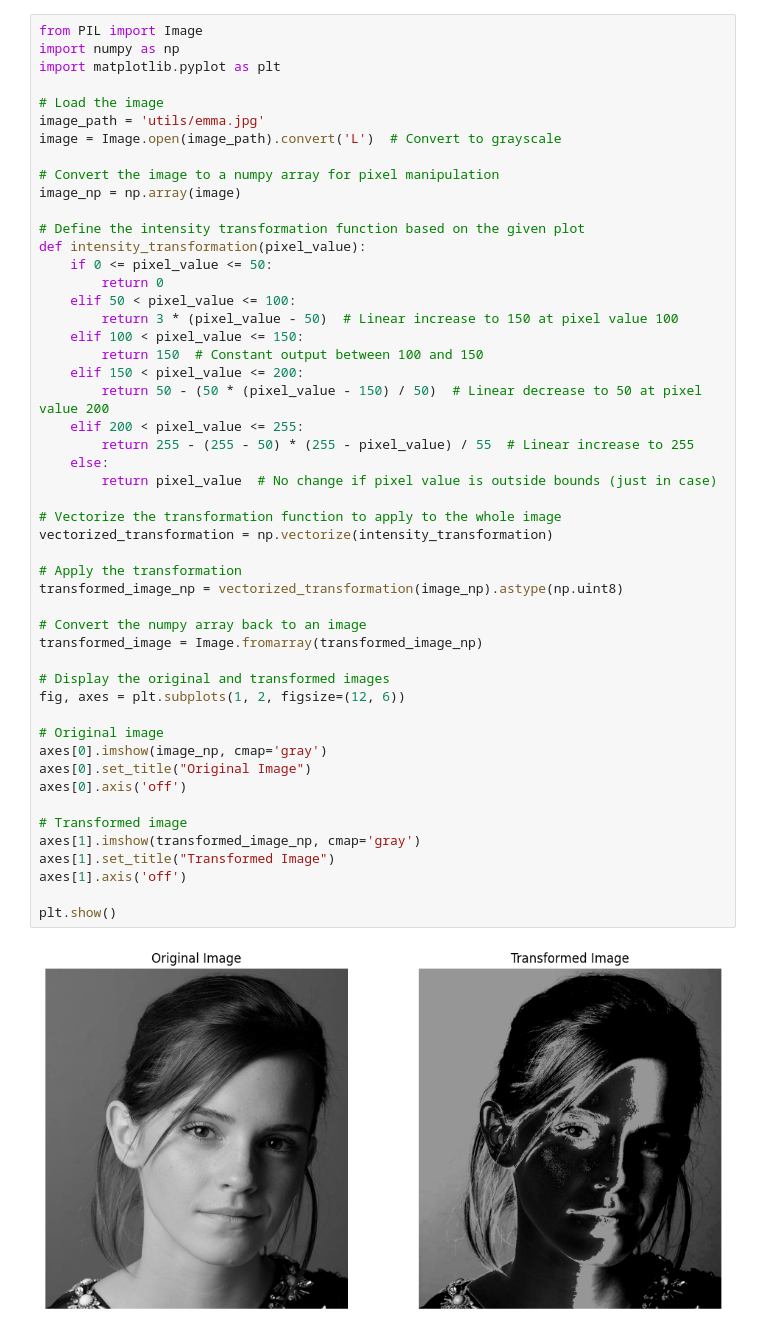
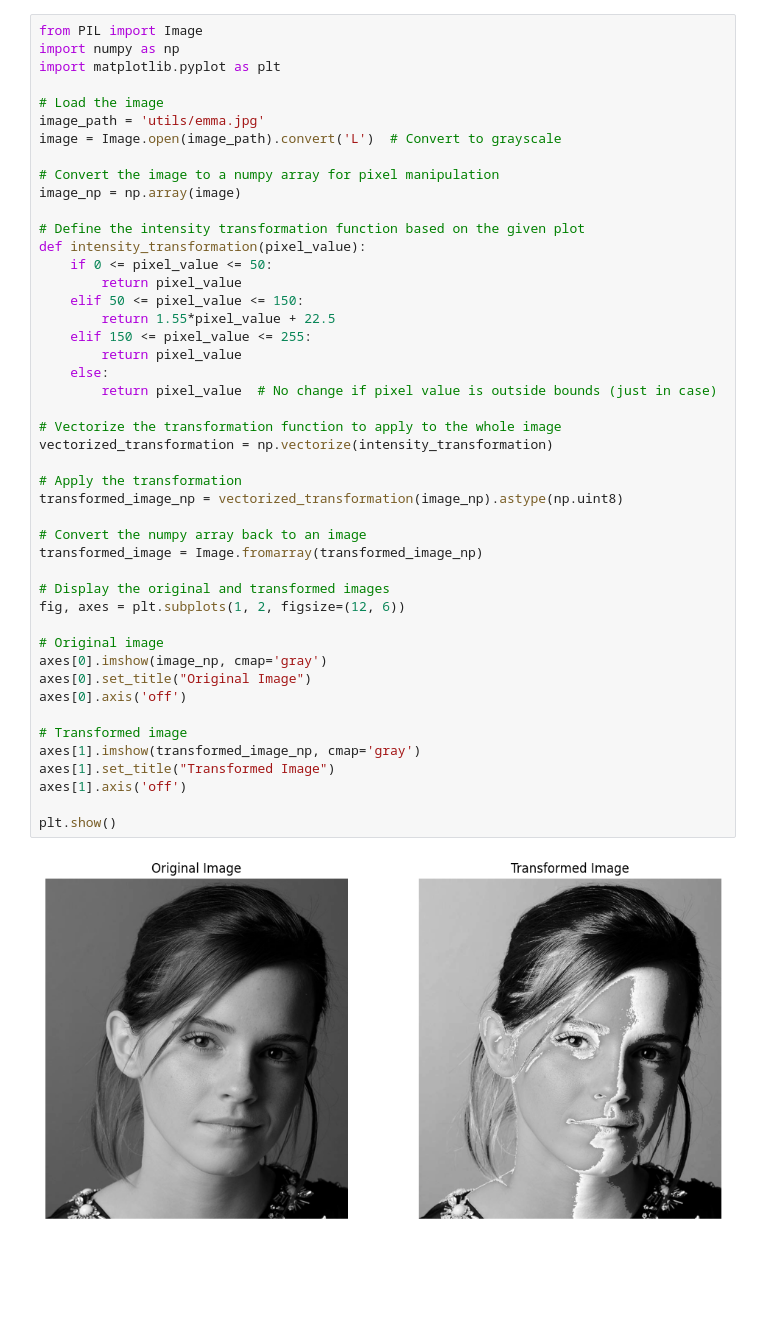
Before and after one commit to SamudraUduwaka/Intensity-Transformations-and-Neighborhood-Filtering, a Jupyter notebook: task1.ipynb, the cells around one changed output. Saved outputs shown, nothing was run; the diff lists cells and outputs as text; blank space fills up the shorter version.

```diff
--- a/task1.ipynb
+++ b/task1.ipynb
@@ -13,40 +15,36 @@ image_np = np.array(image)
 # Define the intensity transformation function based on the given plot
 def intensity_transformation(pixel_value):
     if 0 <= pixel_value <= 50:
-        return 0
-    elif 50 < pixel_value <= 100:
-        return 3 * (pixel_value - 50)  # Linear increase to 150 at pixel value 100
-    elif 100 < pixel_value <= 150:
-        return 150  # Constant output between 100 and 150
-    elif 150 < pixel_value <= 200:
-        return 50 - (50 * (pixel_value - 150) / 50)  # Linear decrease to 50 at pixel value 200
-    elif 200 < pixel_value <= 255:
-        return 255 - (255 - 50) * (255 - pixel_value) / 55  # Linear increase to 255
+        return pixel_value
+    elif 50 <= pixel_value <= 150:
+        return 1.55*pixel_value + 22.5
+    elif 150 <= pixel_value <= 255:
+        return pixel_value
     else:
         return pixel_value  # No change if pixel value is outside bounds (just in case)
 
 # Vectorize the transformation function to apply to the whole image
 vectorized_transformation = np.vectorize(intensity_transformation)
 
 # Apply the transformation
 transformed_image_np = vectorized_transformation(image_np).astype(np.uint8)
 
 # Convert the numpy array back to an image
 transformed_image = Image.fromarray(transformed_image_np)
 
 # Display the original and transformed images
 fig, axes = plt.subplots(1, 2, figsize=(12, 6))
 
 # Original image
 axes[0].imshow(image_np, cmap='gray')
 axes[0].set_title("Original Image")
 axes[0].axis('off')
 
 # Transformed image
 axes[1].imshow(transformed_image_np, cmap='gray')
 axes[1].set_title("Transformed Image")
 axes[1].axis('off')
 
 plt.show()
 # %% [output]
-[figure, old version]
+[figure, new version]
```
Also changed, not shown: parts of 1 cell of this notebook.
